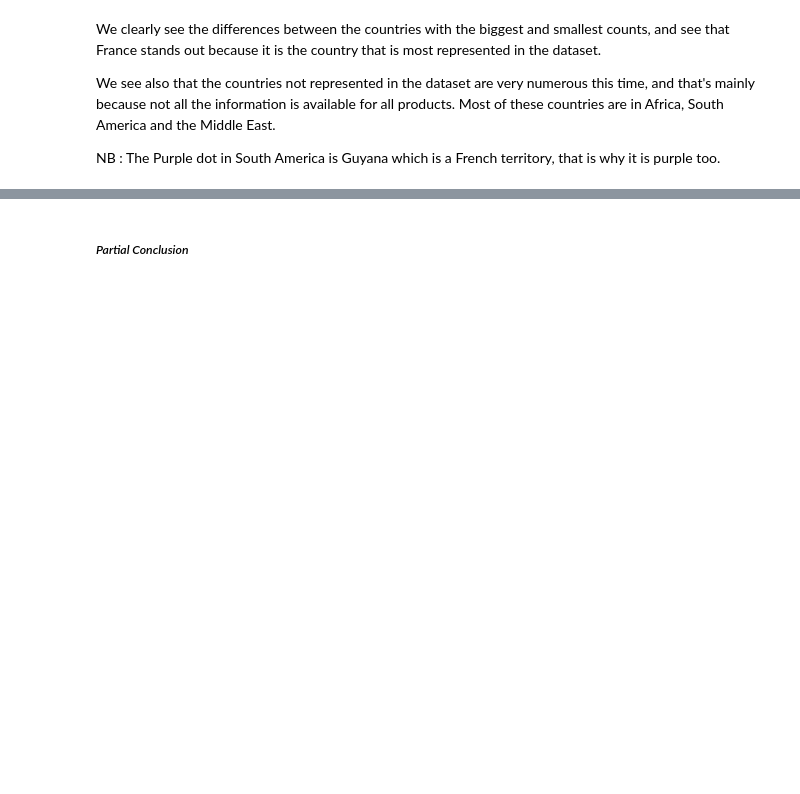
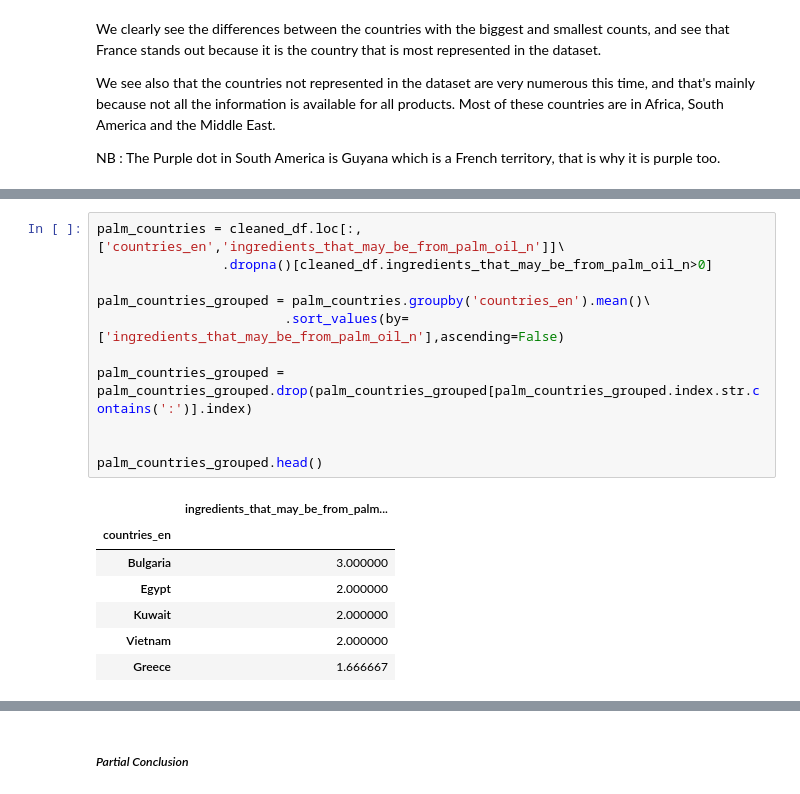
Before and after one commit to aelamran/ADA-project1-Openfoodfacts, a Jupyter notebook: Open Food Fact.ipynb, the cells around one changed output, grey strips where cells are left out. Drawn from its saved outputs; the diff is of its cells as text; blank space fills up the shorter version.

```diff
--- a/Open Food Fact.ipynb
+++ b/Open Food Fact.ipynb
@@ -790,0 +863,19 @@ NB : The Purple dot in South America is Guyana which is a French territory, that
+# %%
+palm_countries = cleaned_df.loc[:,['countries_en','ingredients_that_may_be_from_palm_oil_n']]\
+                .dropna()[cleaned_df.ingredients_that_may_be_from_palm_oil_n>0]
+
+palm_countries_grouped = palm_countries.groupby('countries_en').mean()\
+                        .sort_values(by=['ingredients_that_may_be_from_palm_oil_n'],ascending=False)
+
+palm_countries_grouped = palm_countries_grouped.drop(palm_countries_grouped[palm_countries_grouped.index.str.contains(':')].index)
+
+
+palm_countries_grouped.head()
+# %% [output]
+|  | ingredients_that_may_be_from_palm... |
+| countries_en |  |
+| Bulgaria | 3.000000 |
+| Egypt | 2.000000 |
+| Kuwait | 2.000000 |
+| Vietnam | 2.000000 |
+| Greece | 1.666667 |
```
Also changed, not shown: parts of 31 cells of this notebook.
